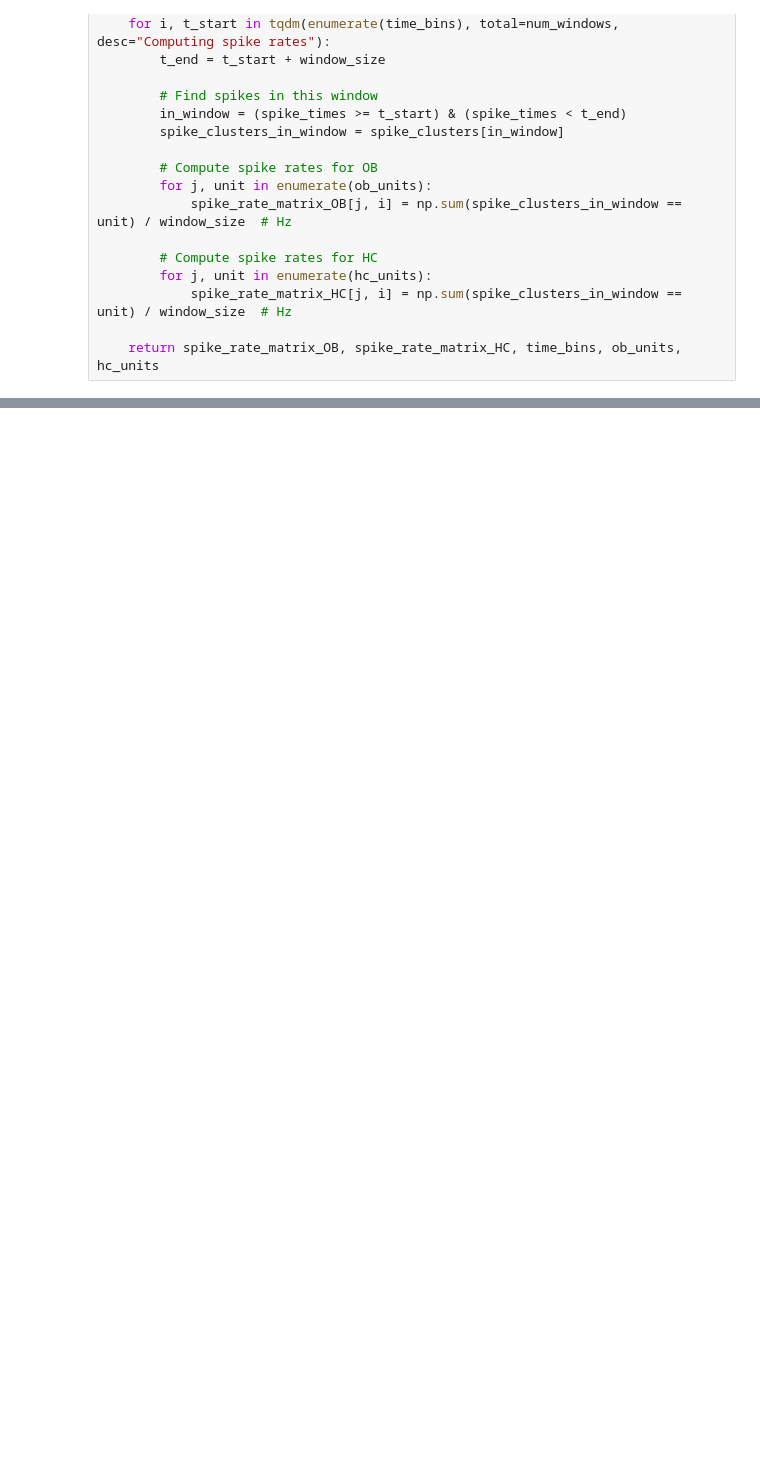
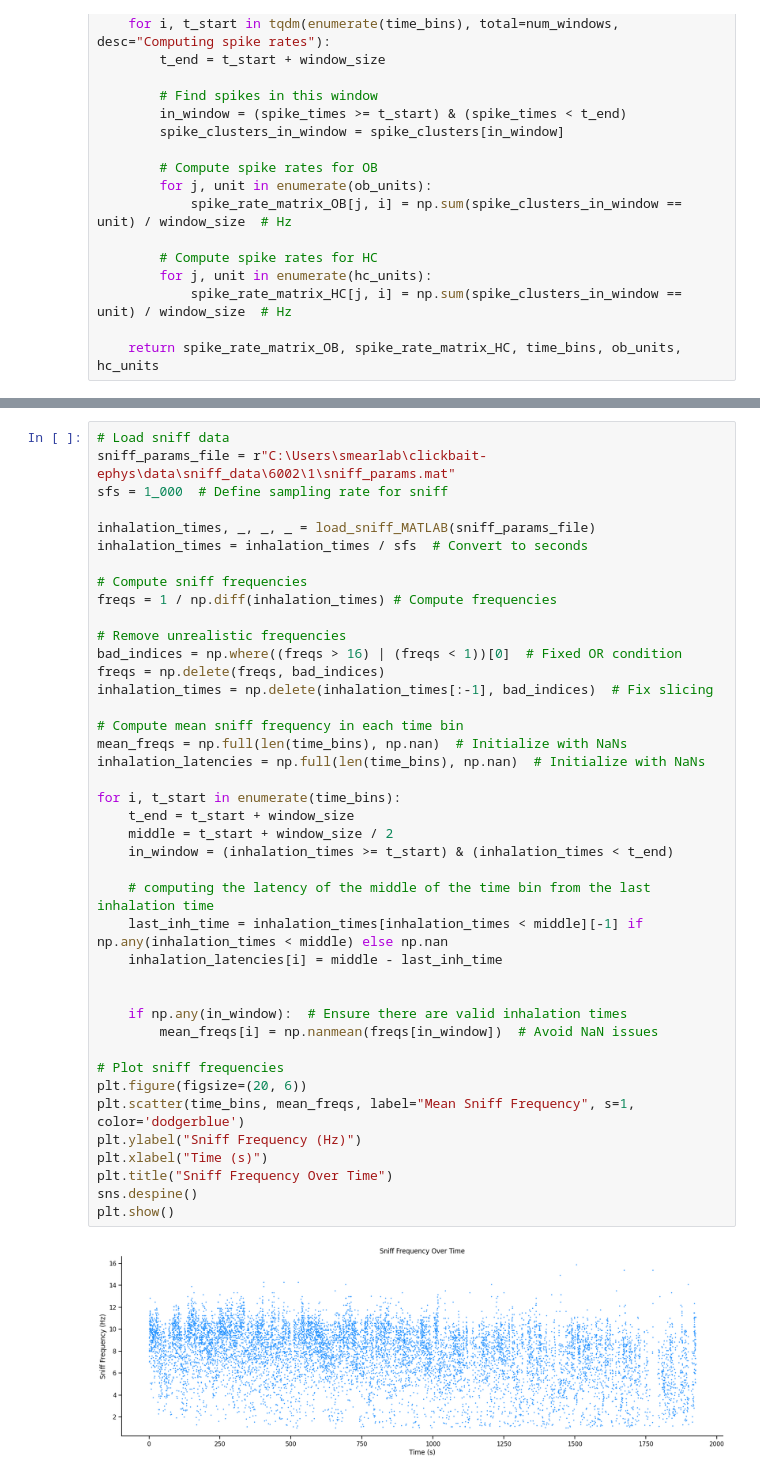
Before and after one commit to nghess/anosmia, a Jupyter notebook: build_spike_rate_matrix.ipynb, the cells around one changed output, grey strips where cells are left out. Saved outputs shown, nothing was run; the diff lists cells and outputs as text; blank space fills up the shorter version.

```diff
--- a/build_spike_rate_matrix.ipynb
+++ b/build_spike_rate_matrix.ipynb
@@ -123,0 +157,43 @@ for region in [("OB", rates_OB, ob_units), ("HC", rates_HC, hc_units)]:
+# %%
+# Load sniff data
+sniff_params_file = r"C:\Users\smearlab\clickbait-ephys\data\sniff_data\6002\1\sniff_params.mat"
+sfs = 1_000  # Define sampling rate for sniff
+
+inhalation_times, _, _, _ = load_sniff_MATLAB(sniff_params_file)
+inhalation_times = inhalation_times / sfs  # Convert to seconds
+
+# Compute sniff frequencies
+freqs = 1 / np.diff(inhalation_times) # Compute frequencies
+
+# Remove unrealistic frequencies
+bad_indices = np.where((freqs > 16) | (freqs < 1))[0]  # Fixed OR condition
+freqs = np.delete(freqs, bad_indices)
+inhalation_times = np.delete(inhalation_times[:-1], bad_indices)  # Fix slicing
+
+# Compute mean sniff frequency in each time bin
+mean_freqs = np.full(len(time_bins), np.nan)  # Initialize with NaNs
+inhalation_latencies = np.full(len(time_bins), np.nan)  # Initialize with NaNs
+
+for i, t_start in enumerate(time_bins):
+    t_end = t_start + window_size
+    middle = t_start + window_size / 2
+    in_window = (inhalation_times >= t_start) & (inhalation_times < t_end)
+
+    # computing the latency of the middle of the time bin from the last inhalation time
+    last_inh_time = inhalation_times[inhalation_times < middle][-1] if np.any(inhalation_times < middle) else np.nan
+    inhalation_latencies[i] = middle - last_inh_time
+
+
+    if np.any(in_window):  # Ensure there are valid inhalation times
+        mean_freqs[i] = np.nanmean(freqs[in_window])  # Avoid NaN issues
+
+# Plot sniff frequencies
+plt.figure(figsize=(20, 6))
+plt.scatter(time_bins, mean_freqs, label="Mean Sniff Frequency", s=1, color='dodgerblue')
+plt.ylabel("Sniff Frequency (Hz)")
+plt.xlabel("Time (s)")
+plt.title("Sniff Frequency Over Time")
+sns.despine()
+plt.show()
+# %% [output]
+[figure, added]
```
Also changed, not shown: parts of 12 cells of this notebook.
